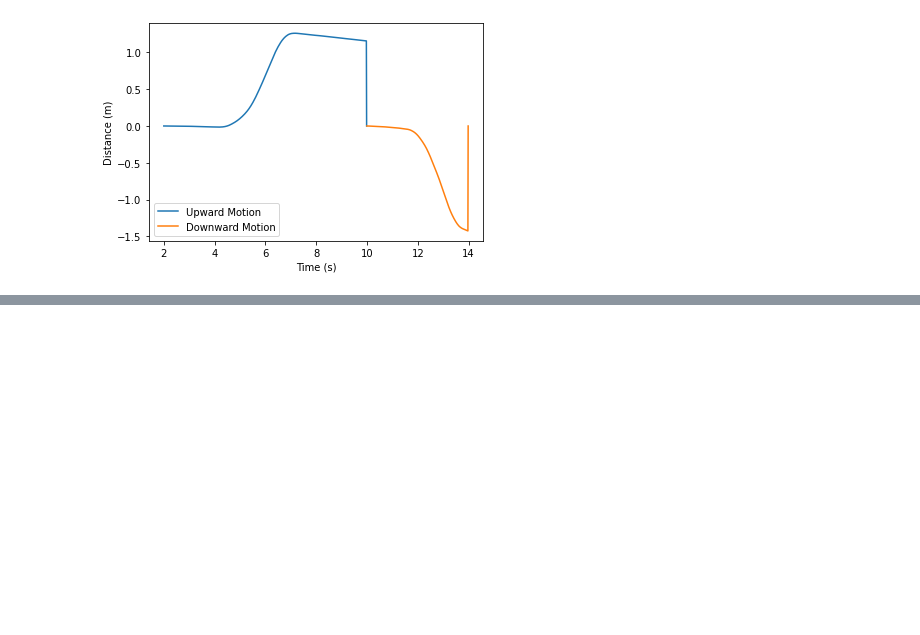
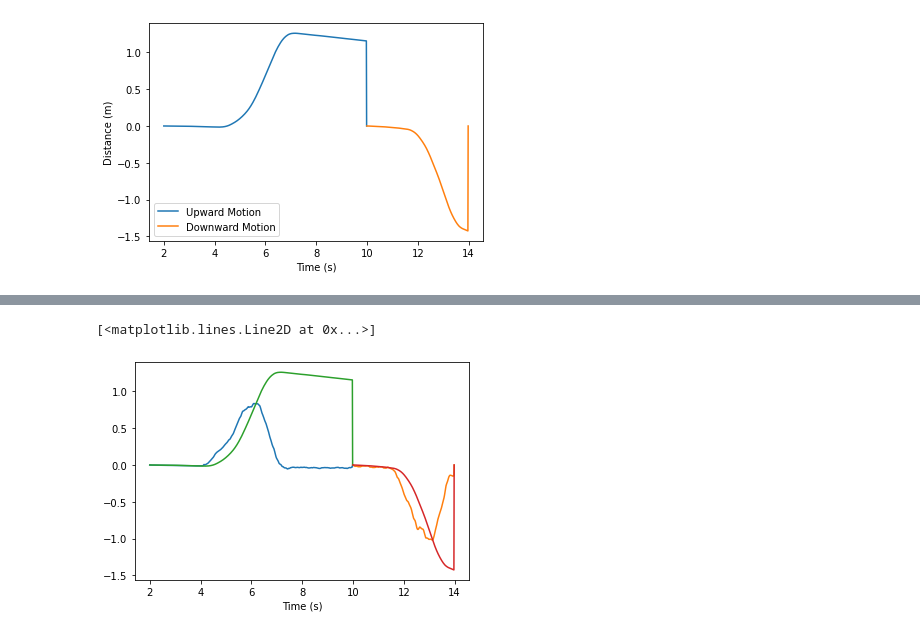
Before and after one commit to udiram/Physics-2P03, a Jupyter notebook: python_assignment/assignment_standard.ipynb, the cells around one changed output, grey strips where cells are left out. Saved outputs shown, nothing was run; the diff lists cells and outputs as text; code cells hidden in the pictures; blank space fills up the shorter version.

```diff
--- a/python_assignment/assignment_standard.ipynb
+++ b/python_assignment/assignment_standard.ipynb
@@ -116,0 +110,9 @@ plt.legend(['Upward Motion', 'Downward Motion'])
+# %%
+plt.plot(time_up, velocity_up)
+plt.plot(time_down, velocity_down)
+plt.xlabel('Time (s)')
+plt.plot(time_up, distance_up)
+plt.plot(time_down, distance_down)
+# %% [output]
+[<matplotlib.lines.Line2D at 0x...>]
+[figure, added]
```
Also changed, not shown: parts of 1 cell of this notebook.
